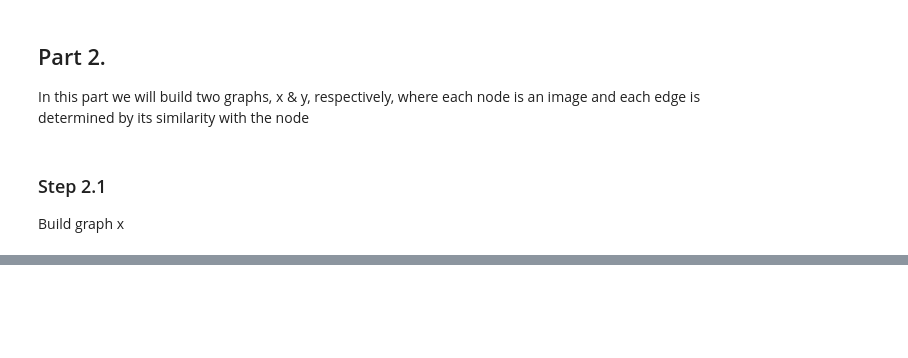
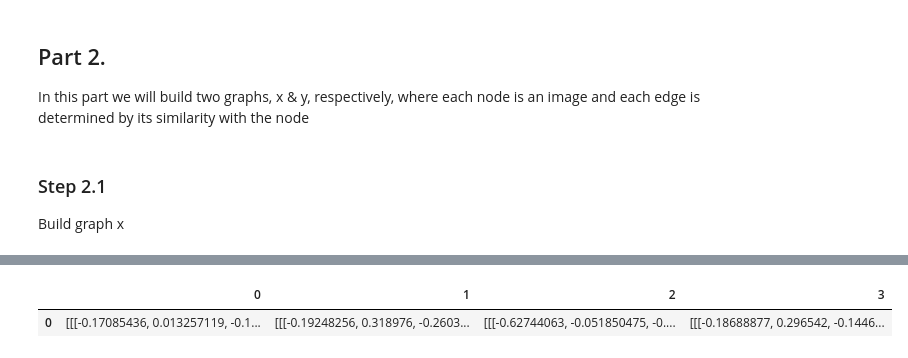
Before and after one commit to blake2703/image-text-retrieval, a Jupyter notebook: Unsupervised entity alignment for text-image retrieval.ipynb, the cells around one changed output, grey strips where cells are left out. Cells and saved outputs as stored; diff of their text form; code cells hidden in the pictures; blank space fills up the shorter version.

```diff
--- a/Unsupervised entity alignment for text-image retrieval.ipynb
+++ b/Unsupervised entity alignment for text-image retrieval.ipynb
@@ -374,0 +372,5 @@ built_graph_y.head(1)
+# %%
+built_graph_y_df.head(1)
+# %% [output]
+|  | 0 | 1 | 2 | 3 |
+| 0 | [[[-0.17085436, 0.013257119, -0.1... | [[[-0.19248256, 0.318976, -0.2603... | [[[-0.62744063, -0.051850475, -0.... | [[[-0.18688877, 0.296542, -0.1446... |
```
Also changed, not shown: parts of 38 cells of this notebook.
